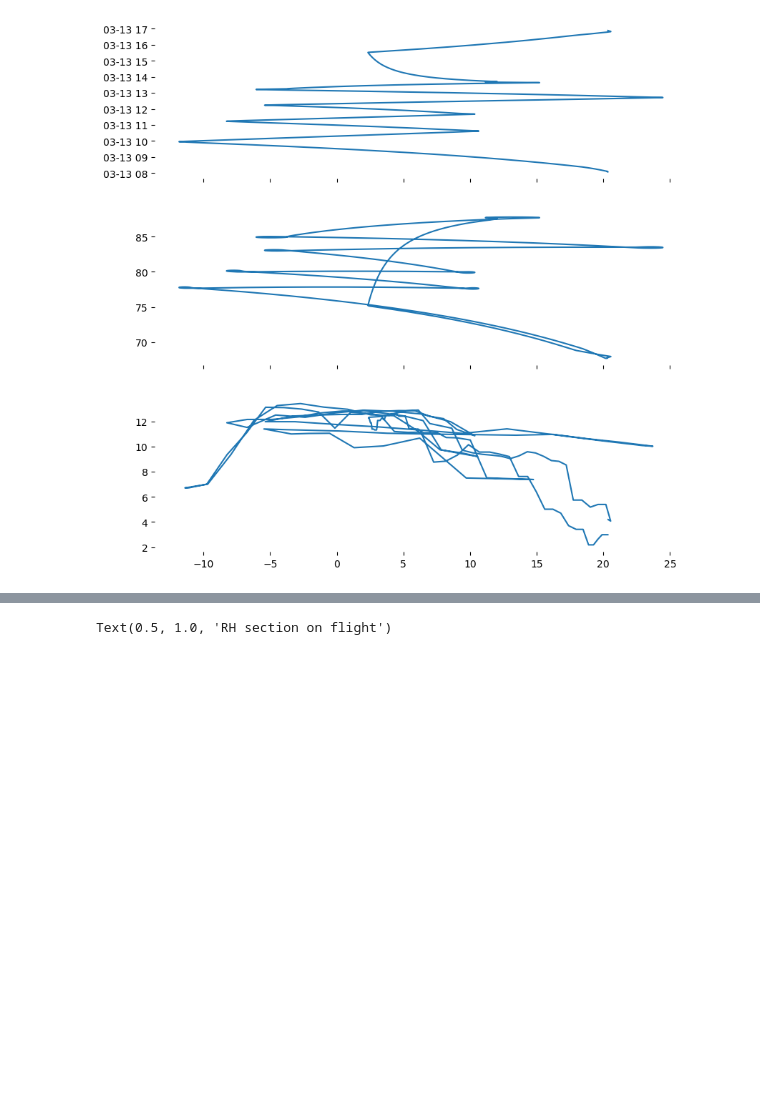
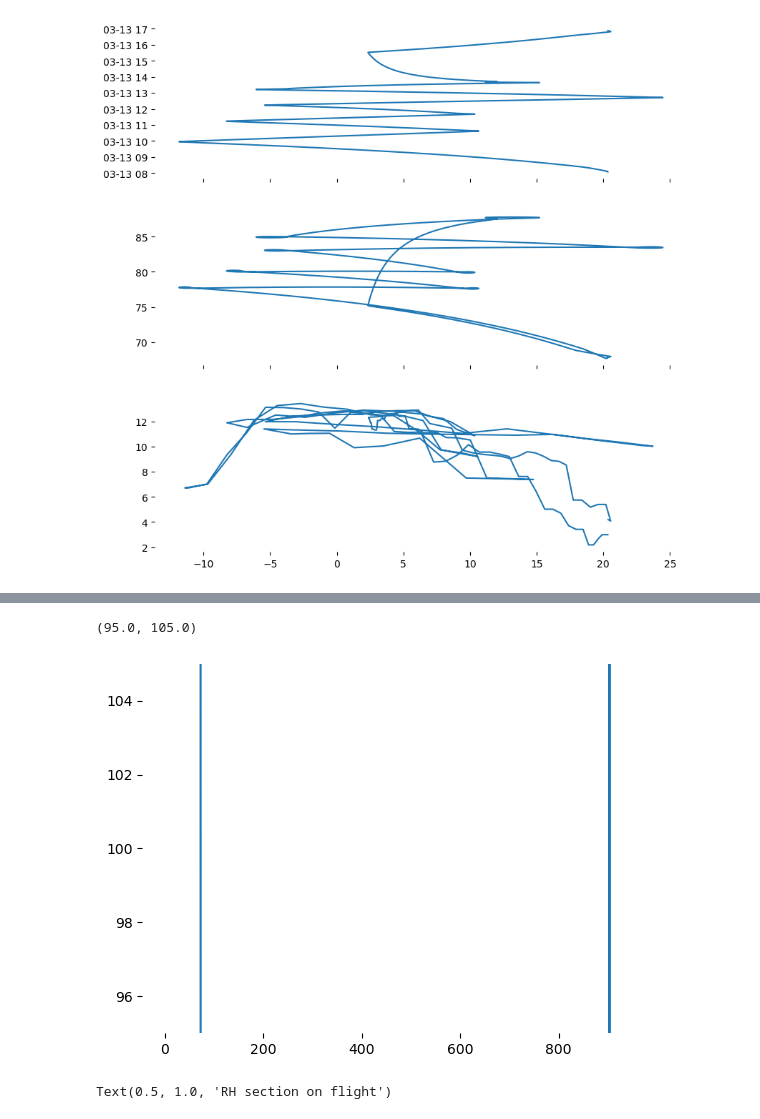
Before and after one commit to fepit/haloac3_moistintrusion, a Jupyter notebook: hac3_paper.ipynb, the cells around one changed output, grey strips where cells are left out. Drawn from its saved outputs; the diff is of its cells as text; code cells hidden in the pictures; blank space fills up the shorter version.

```diff
--- a/hac3_paper.ipynb
+++ b/hac3_paper.ipynb
@@ -132,6 +132,8 @@ fz=xr.open_dataset(datdir+'/ERA5_20220313_129.nc')
 dsv = xr.open_dataset(datdir+'HALO-AC3_HALO_VARCLOUD_L2B_V1_RF03_A20220313_083500_163000_P202603021751.nc')#
 
 ds = xr.open_dataset(datdir+'HALO-AC3_HALO_MIRA_L2A_RF03_A20220313_083500_163000_P202603021722_V1_0.nc')
+
+f_bsr=xr.open_dataset(datdir+'HALO-DB_dataset9684_release1_HALOAC3_HALO_WALES_bsrgl_20220313_RF03_V20.nc')
 # %%
 #convert longitudes for seamless plotting
 f_tcwv=convert360_180(f_tcwv)
@@ -563,3 +584,9 @@ plt.savefig('/Users/fpithan/Documents/haloac3_paper/hac3_combinedsection1_f3.pdf
+# %%
+plt.plot(f_bsr.backscatter_ratio[100])
+plt.gca().set_ylim(100,100)
+# %% [output]
+(95.0, 105.0)
+[figure, added]
 # %%
 # plot ERA5 curtain on flight track
 w,h=plt.figaspect(0.4)
```
Also changed, not shown: parts of 6 cells of this notebook.
